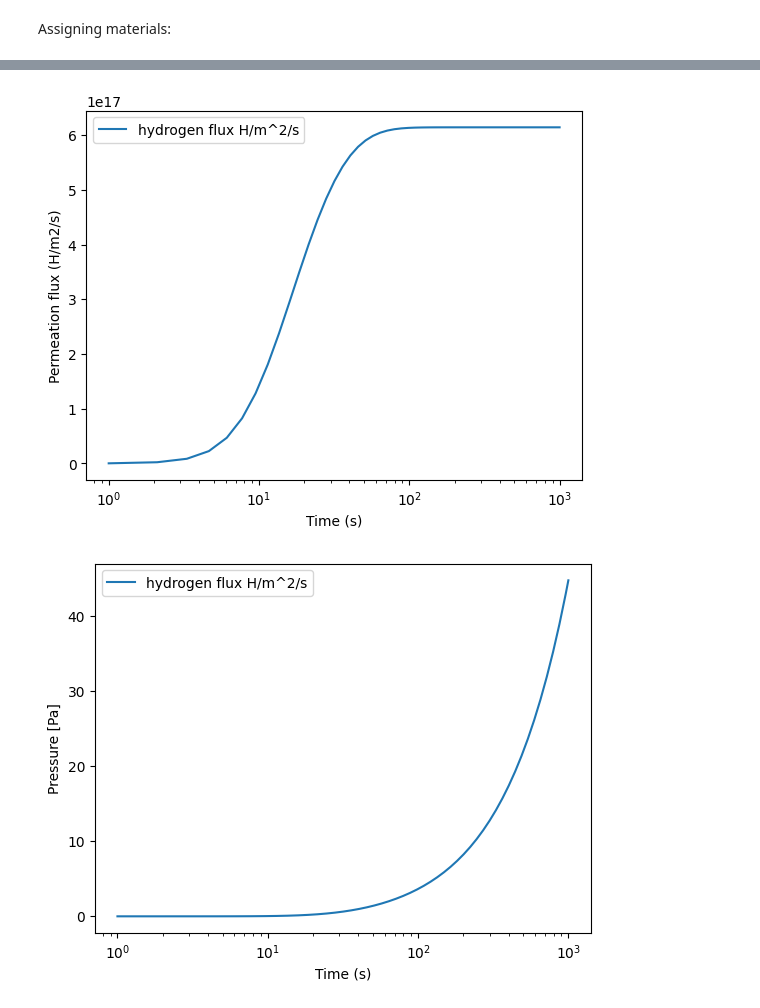
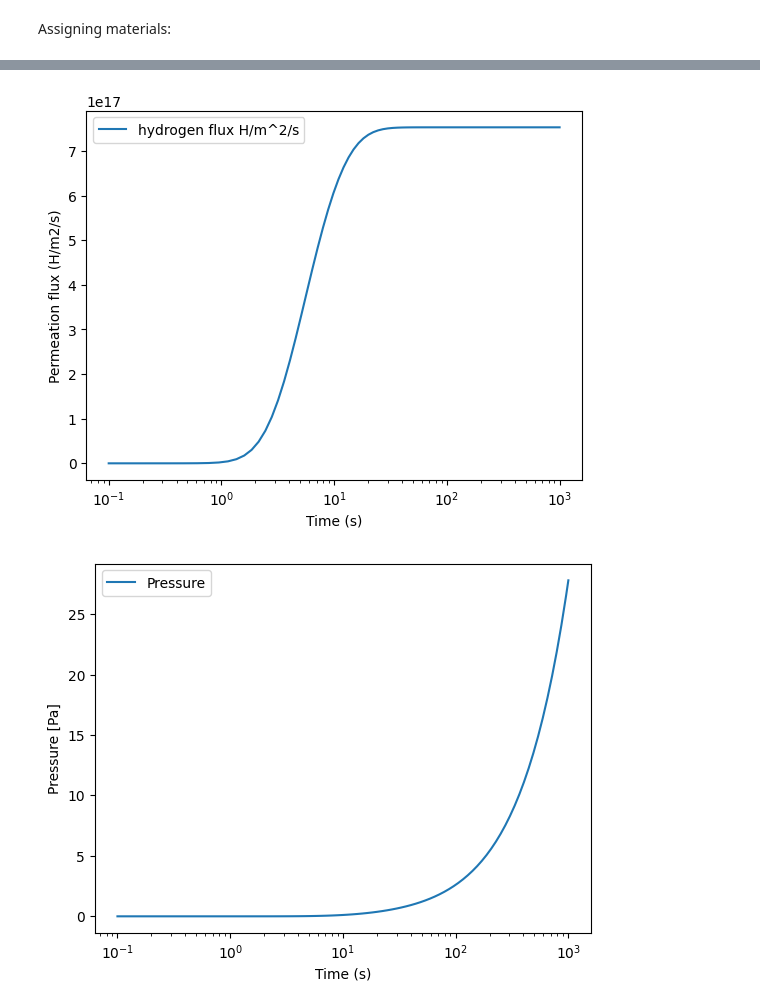
Before and after one commit to jhdark/MSPBPermSim, a Jupyter notebook: MSPBPermSim.ipynb, the cells around one changed output, grey strips where cells are left out. Cells and saved outputs as stored; diff of their text form; code cells hidden in the pictures.

```diff
--- a/MSPBPermSim.ipynb
+++ b/MSPBPermSim.ipynb
@@ -49,7 +47,7 @@ perm_model.settings = F.Settings(
     final_time=final_time  # s
     )
 
-perm_model.dt = F.Stepsize(initial_value=1,
+perm_model.dt = F.Stepsize(initial_value=0.1,
                         stepsize_change_ratio = 1.1)
 
 derived_quantities = run_model(perm_model, folder)
@@ -86,26 +84,37 @@ plt.xlabel("Time (s)")
 plt.ylabel("Permeation flux (H/m2/s)")
 plt.show()
 # %% [output]
-[figure, old version]
+[figure, new version]
 # %%
+# Convert times and computed_flux to numpy arrays if they aren't already
+times = np.array(times)
+computed_flux = np.array(computed_flux)
+
+# Calculate integrated flux
 integrated_flux = cumulative_trapezoid(computed_flux, times, initial=0)
-d = 20e-3 # mm to m
-A = np.pi*(d/2)**2 # m^2
-n = integrated_flux * A / (6.022*10**23)# num hydrogen atoms in mols
+d = 20e-3  # mm to m
+A = np.pi * (d / 2) ** 2  # m^2
+n = integrated_flux * A / (6.022 * 10**23)  # number of hydrogen atoms in mols
 
-V = 35e-6 # 35 cm^3 to m^3
-R = 8.314 # J/mol/K
+V = 35e-6  # 35 cm^3 to m^3
+R = 8.314  # J/mol/K
+T = 300    # Temperature in Kelvin, assuming it's defined elsewhere in your code
 
-P = n*R*T/V # Pa
+# Calculate pressure
+P = n * R * T / V  # Pa
+
+# Ensure P and times are numpy arrays
+P = np.array(P)
+times = np.array(times)
 
 plt.figure()
 
-plt.plot(times, P, label="hydrogen flux H/m^2/s")
+plt.plot(times, P, label="Pressure")
 
 plt.xscale("log")
 plt.legend()
 plt.xlabel("Time (s)")
 plt.ylabel("Pressure [Pa]")
 plt.show()
 # %% [output]
-[figure, old version]
+[figure, new version]
```
Also changed, not shown: parts of 6 cells of this notebook, 3 other files.
